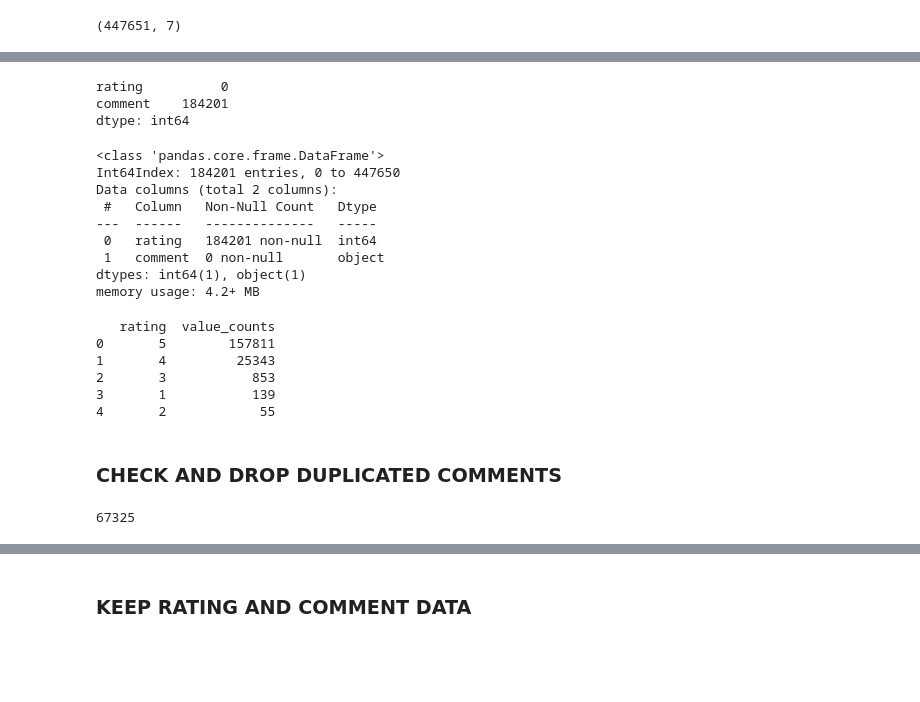
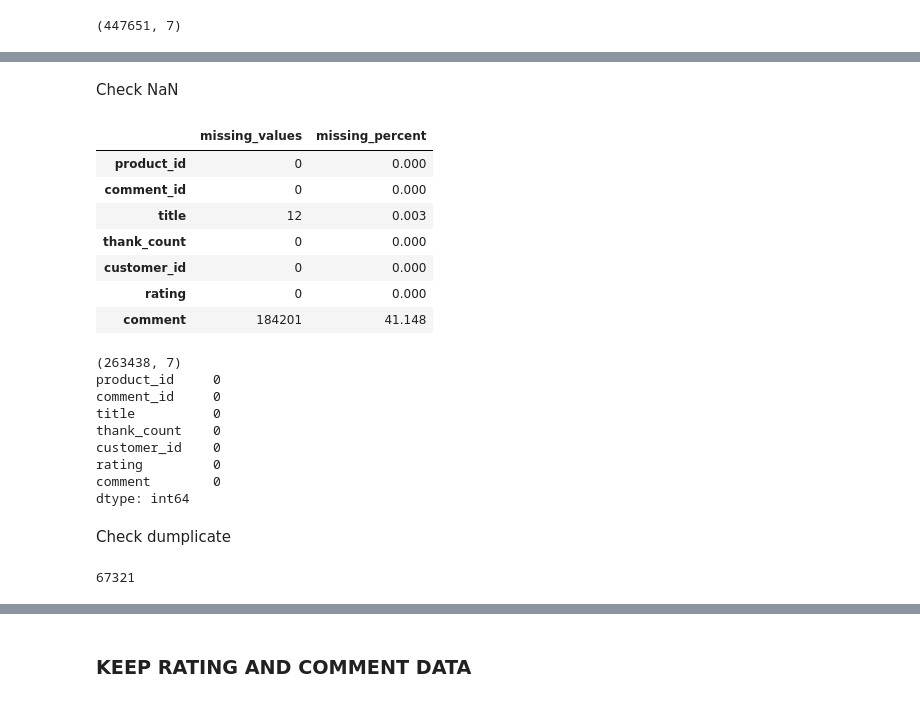
Before and after one commit to lamisgosu11/Tiki-Review-Classifier, a Jupyter notebook: preprocessing.ipynb, the cells around one changed output, grey strips where cells are left out. Saved outputs shown, nothing was run; the diff lists cells and outputs as text; code cells hidden in the pictures; blank space fills up the shorter version.

```diff
--- a/preprocessing.ipynb
+++ b/preprocessing.ipynb
@@ -84,6 +71,0 @@ df2 = df1[["rating","comment"]].copy()
-# %%
-df2.isnull().sum()
-# %% [output]
-rating          0
-comment    184201
-dtype: int64
@@ -92,36 +72,43 @@ df_isnull = df2[df2['comment'].isnull()]
-# %%
-df_isnull.info()
-# %% [output]
-<class 'pandas.core.frame.DataFrame'>
-Int64Index: 184201 entries, 0 to 447650
-Data columns (total 2 columns):
- #   Column   Non-Null Count   Dtype
----  ------   --------------   -----
- 0   rating   184201 non-null  int64
- 1   comment  0 non-null       object
-dtypes: int64(1), object(1)
-memory usage: 4.2+ MB
-# %%
-df_count = df_isnull['rating'].value_counts()
-df_result = pd.DataFrame(df_count)
-df_result = df_result.reset_index()
-df_result.columns = ['rating','value_counts']
-print(df_result)
-# %% [output]
-   rating  value_counts
-0       5        157811
-1       4         25343
-2       3           853
-3       1           139
-4       2            55
+# %% [markdown]
+Check NaN
+# %%
+missing_val_num = df1.isnull().sum()
+missing_percent = (missing_val_num / df1.shape[0]) * 100
+missing_info = {'missing_values': missing_val_num,
+                'missing_percent': round(missing_percent,3)}
+missing_df = pd.DataFrame(missing_info)
+missing_df
+# %% [output]
+|  | missing_values | missing_percent |
+| product_id | 0 | 0.000 |
+| comment_id | 0 | 0.000 |
+| title | 12 | 0.003 |
+| thank_count | 0 | 0.000 |
+| customer_id | 0 | 0.000 |
+| rating | 0 | 0.000 |
+| comment | 184201 | 41.148 |
+# %%
+# Drop all rows with NaN values
+df1.dropna(inplace=True)
+print(df1.shape)
+print(df1.isnull().sum())
+# %% [output]
+(263438, 7)
+product_id     0
+comment_id     0
+title          0
+thank_count    0
+customer_id    0
+rating         0
+comment        0
+dtype: int64
 # %% [markdown]
-### CHECK AND DROP DUPLICATED COMMENTS
+Check dumplicate
 # %%
 df3 = df1[~df1['comment'].isnull()]
+df3.duplicated().sum()
+# %% [output]
+67321
-# %%
-df3.duplicated().sum()
-# %% [output]
-67325
 # %%
 df3.drop_duplicates(inplace=True)
 # %%
```
Also changed, not shown: parts of 23 cells of this notebook, 5 other files.
